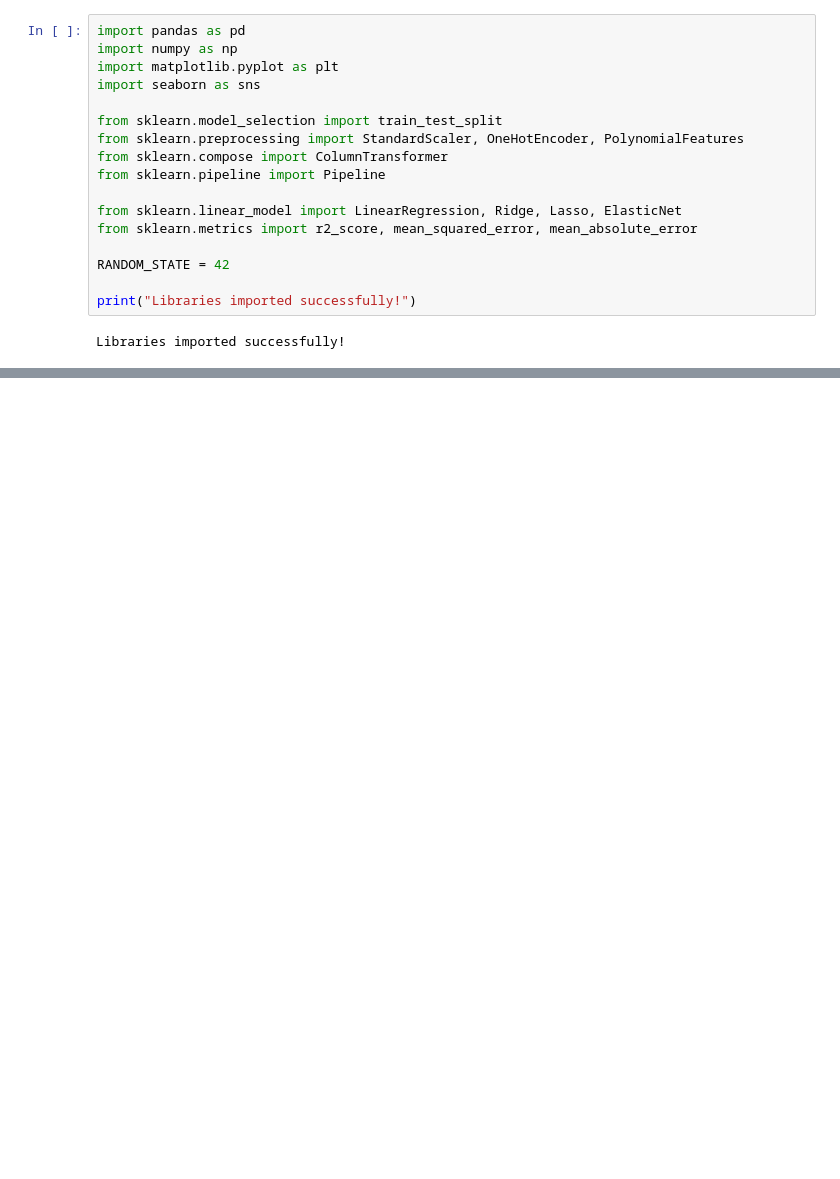
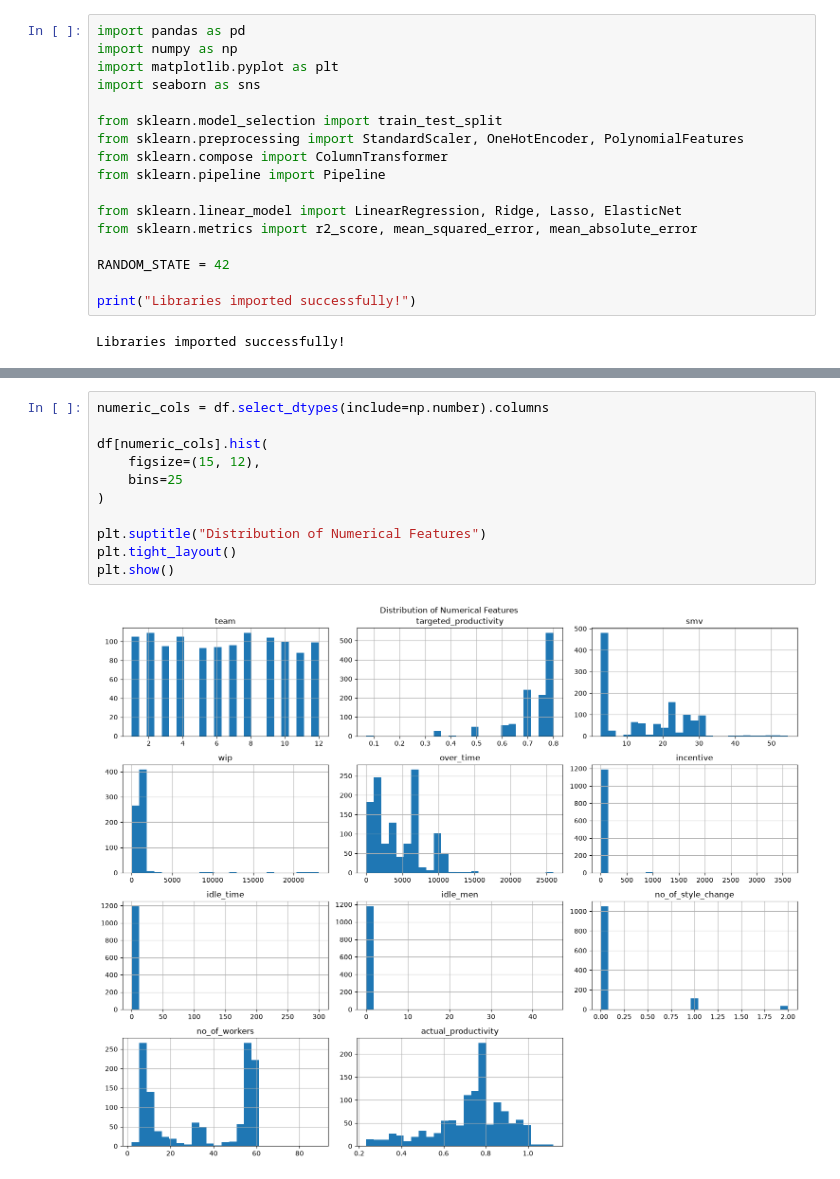
Before and after one commit to ManashaYoges/Team13_ML, a Jupyter notebook: notebooks/regression.ipynb, the cells around one changed output, grey strips where cells are left out. Saved outputs shown, nothing was run; the diff lists cells and outputs as text; blank space fills up the shorter version.

```diff
--- a/notebooks/regression.ipynb
+++ b/notebooks/regression.ipynb
@@ -27,0 +111,13 @@ Shape: (1197, 15)
+# %%
+numeric_cols = df.select_dtypes(include=np.number).columns
+
+df[numeric_cols].hist(
+    figsize=(15, 12),
+    bins=25
+)
+
+plt.suptitle("Distribution of Numerical Features")
+plt.tight_layout()
+plt.show()
+# %% [output]
+[figure, added]
```
Also changed, not shown: parts of 16 cells of this notebook.
